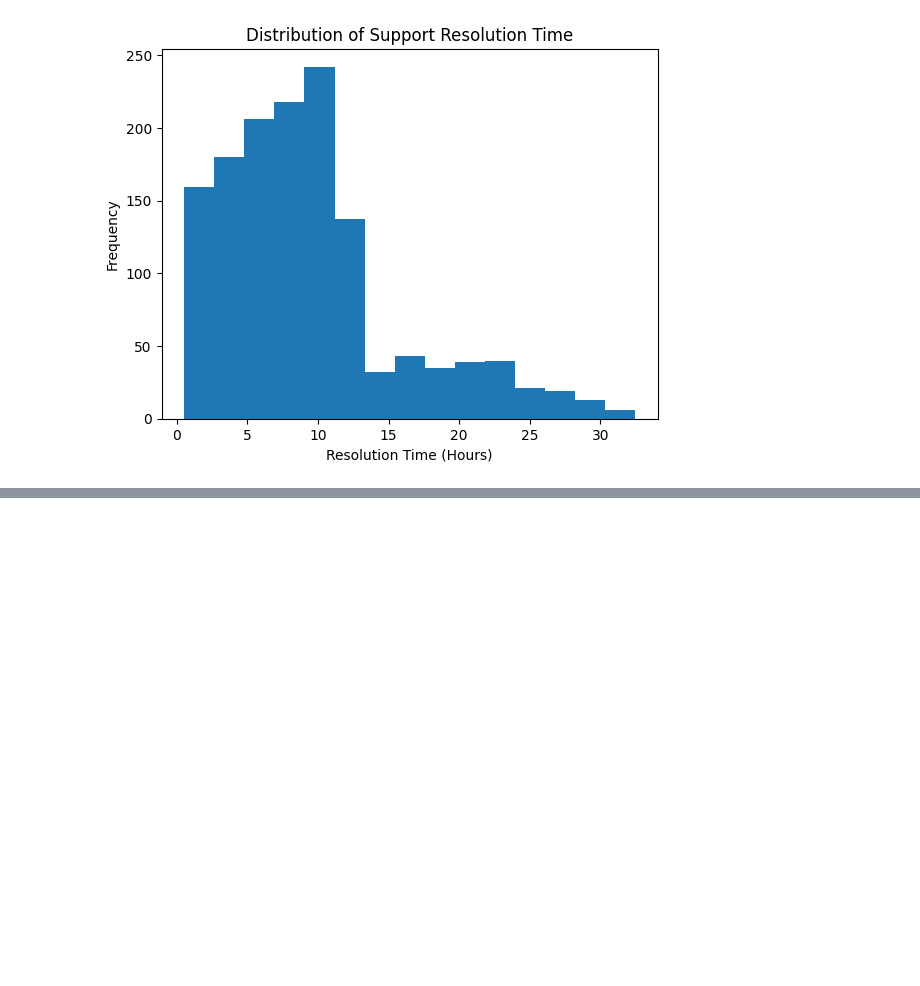
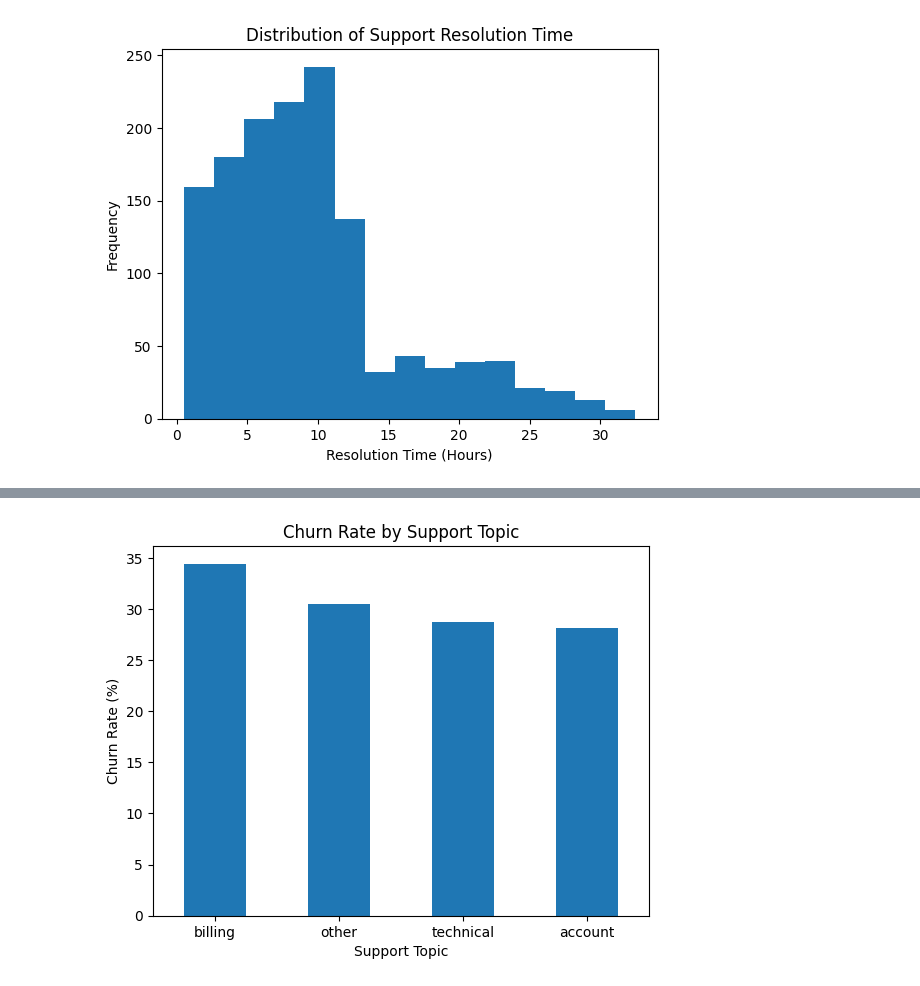
Before and after one commit to atkhushboo/subscriber-churn-analysis-python, a Jupyter notebook: fitly_Analysis.ipynb, the cells around one changed output, grey strips where cells are left out. Drawn from its saved outputs; the diff is of its cells as text; code cells hidden in the pictures; blank space fills up the shorter version.

```diff
--- a/fitly_Analysis.ipynb
+++ b/fitly_Analysis.ipynb
@@ -749,0 +781,13 @@ plt.show()
+# %%
+# Churn Rate by Support Topic (Multi-variable Graphic)
+
+topic_churn_rate.sort_values(ascending=False).plot(kind='bar')
+
+plt.title('Churn Rate by Support Topic')
+plt.xlabel('Support Topic')
+plt.ylabel('Churn Rate (%)')
+plt.xticks(rotation=0)
+
+plt.show()
+# %% [output]
+[figure, added]
```
Also changed, not shown: parts of 7 cells of this notebook.
